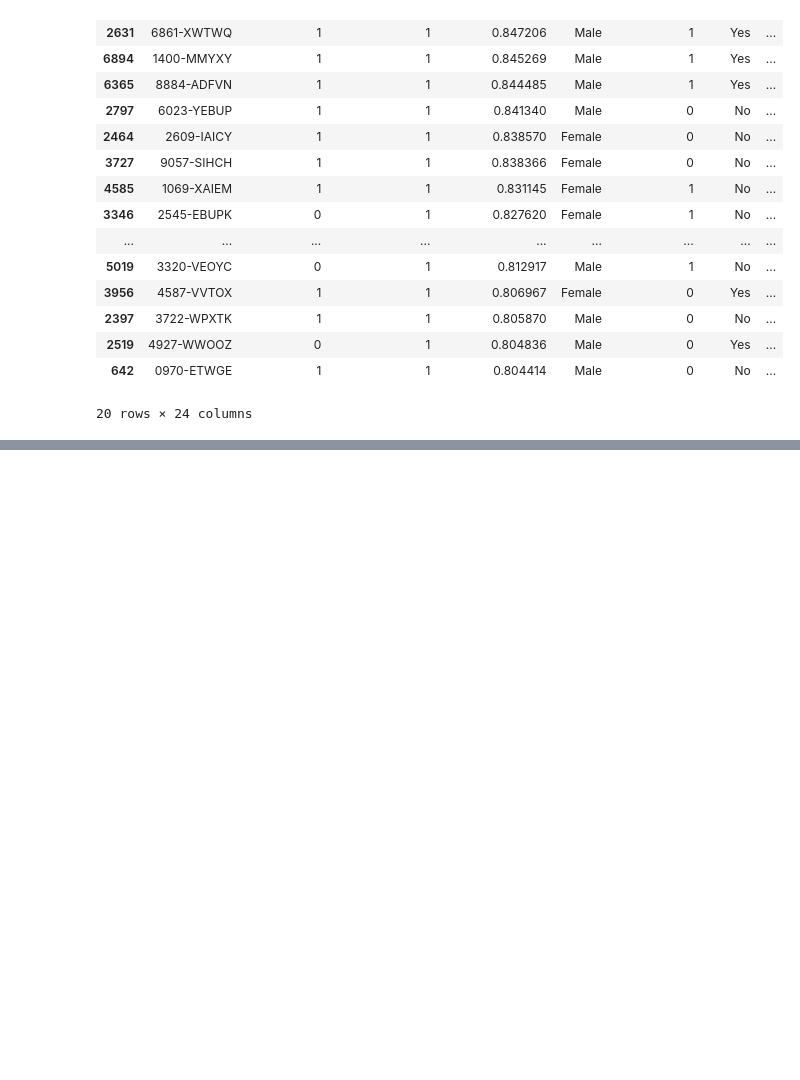
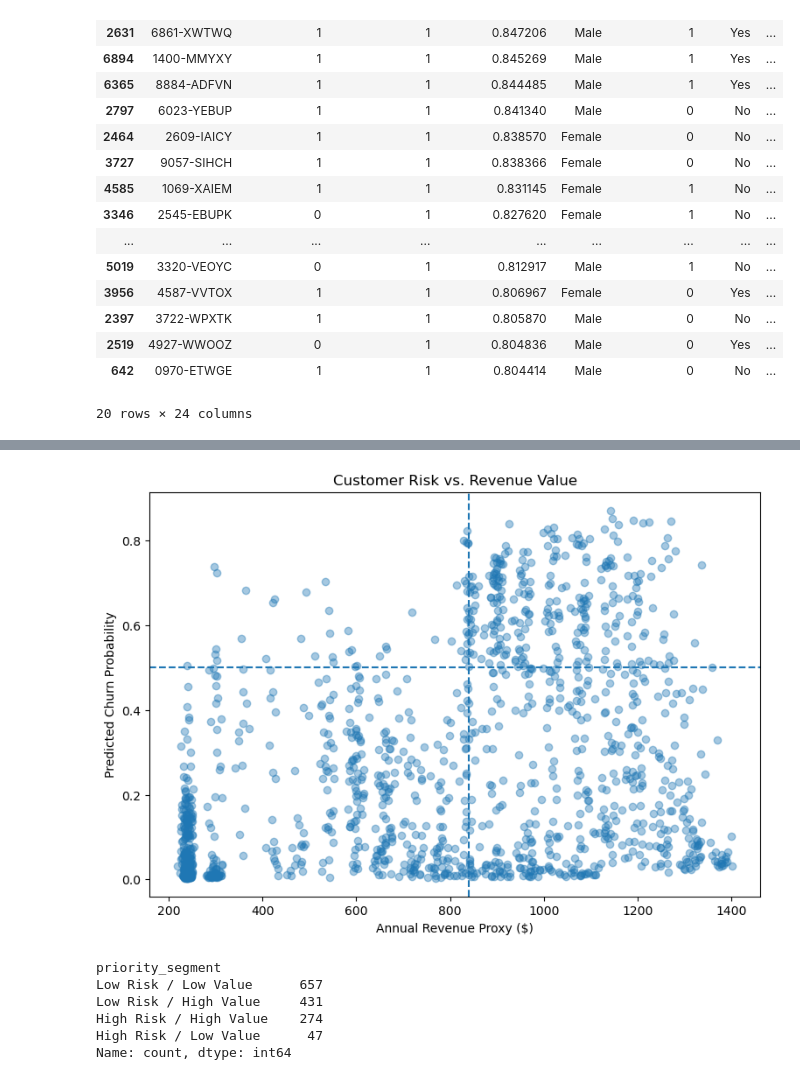
Before and after one commit to Grzrzegorzrz/telcom-churn-analysis, a Jupyter notebook: notebooks/telcom_churn.ipynb, the cells around one changed output, grey strips where cells are left out. Cells and saved outputs as stored; diff of their text form; code cells hidden in the pictures; blank space fills up the shorter version.

```diff
--- a/notebooks/telcom_churn.ipynb
+++ b/notebooks/telcom_churn.ipynb
@@ -542,3 +542,55 @@ results[
 | 1073 | 0655-RBDUG | 0.761021 | 98.05 | 7 | Month-to-month | 1176.6 | 895.417371 |
 | 2519 | 4927-WWOOZ | 0.804836 | 91.45 | 2 | Month-to-month | 1097.4 | 883.226493 |
 | 6125 | 0871-URUWO | 0.714639 | 102.25 | 13 | Month-to-month | 1227.0 | 876.862102 |
+# %%
+import matplotlib.pyplot as plt
+
+plt.figure(figsize=(9, 6))
+
+plt.scatter(
+    results["annual_value"],
+    results["churn_probability"],
+    alpha=0.4
+)
+
+plt.xlabel("Annual Revenue Proxy ($)")
+plt.ylabel("Predicted Churn Probability")
+plt.title("Customer Risk vs. Revenue Value")
+
+plt.axhline(0.5, linestyle="--")
+plt.axvline(results["annual_value"].median(), linestyle="--")
+
+plt.show()
+# %% [output]
+[figure, added]
+# %%
+median_value = results["annual_value"].median()
+
+results["priority_segment"] = "Low Risk / Low Value"
+
+results.loc[
+    (results["churn_probability"] >= 0.5) &
+    (results["annual_value"] >= median_value),
+    "priority_segment"
+] = "High Risk / High Value"
+
+results.loc[
+    (results["churn_probability"] >= 0.5) &
+    (results["annual_value"] < median_value),
+    "priority_segment"
+] = "High Risk / Low Value"
+
+results.loc[
+    (results["churn_probability"] < 0.5) &
+    (results["annual_value"] >= median_value),
+    "priority_segment"
+] = "Low Risk / High Value"
+
+results["priority_segment"].value_counts()
+# %% [output]
+priority_segment
+Low Risk / Low Value      657
+Low Risk / High Value     431
+High Risk / High Value    274
+High Risk / Low Value      47
+Name: count, dtype: int64
```
Also changed, not shown: parts of 3 cells of this notebook.
